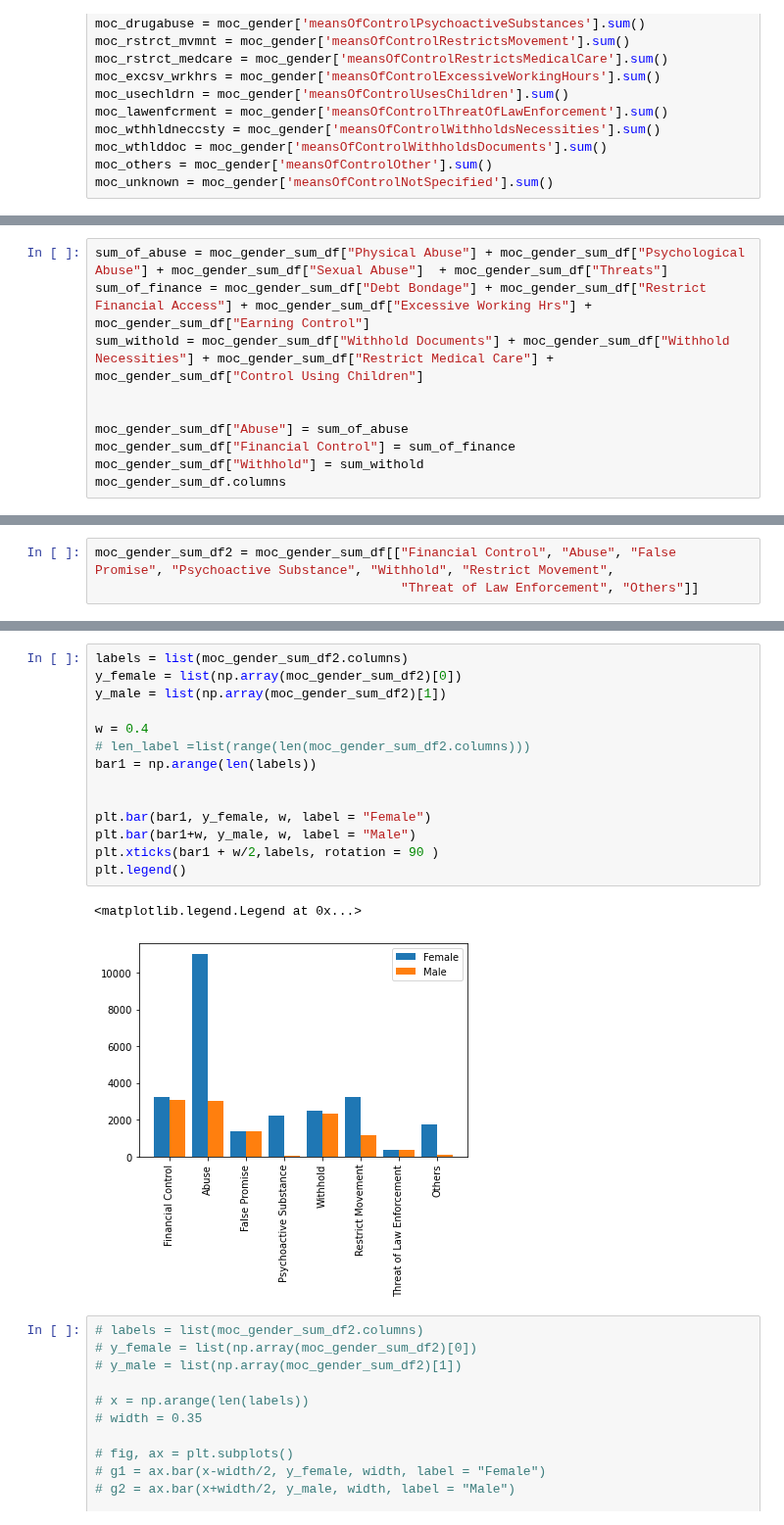
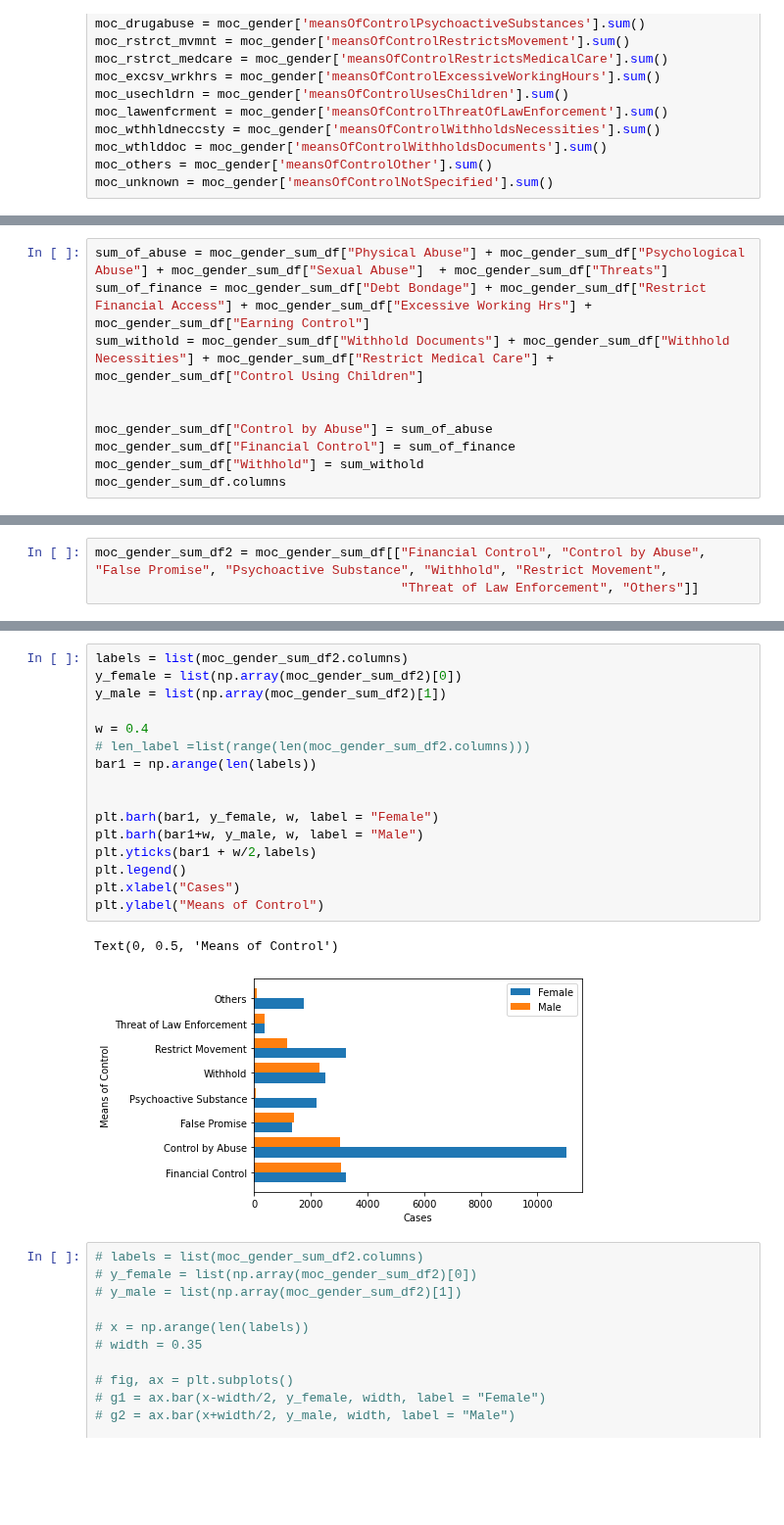
Before and after one commit to saronraut/Human-Trafficking-Awareness, a Jupyter notebook: saron_working_file/Saron-trafficking.ipynb, the cells around one changed output, grey strips where cells are left out. Shown at 98% size. Saved outputs shown, nothing was run; the diff lists cells and outputs as text; blank space fills up the shorter version.

Commit message:
rearranged the graphs

```diff
--- a/saron_working_file/Saron-trafficking.ipynb
+++ b/saron_working_file/Saron-trafficking.ipynb
@@ -487,7 +506,7 @@ sum_of_finance = moc_gender_sum_df["Debt Bondage"] + moc_gender_sum_df["Restrict
 sum_withold = moc_gender_sum_df["Withhold Documents"] + moc_gender_sum_df["Withhold Necessities"] + moc_gender_sum_df["Restrict Medical Care"] + moc_gender_sum_df["Control Using Children"]
 
 
-moc_gender_sum_df["Abuse"] = sum_of_abuse
+moc_gender_sum_df["Control by Abuse"] = sum_of_abuse
 moc_gender_sum_df["Financial Control"] = sum_of_finance
 moc_gender_sum_df["Withhold"] = sum_withold
 moc_gender_sum_df.columns
@@ -502,6 +521,6 @@ Index(['Debt Bondage', 'Earning Control', 'Restrict Financial Access',
       dtype='object')
 # %%
-moc_gender_sum_df2 = moc_gender_sum_df[["Financial Control", "Abuse", "False Promise", "Psychoactive Substance", "Withhold", "Restrict Movement",
+moc_gender_sum_df2 = moc_gender_sum_df[["Financial Control", "Control by Abuse", "False Promise", "Psychoactive Substance", "Withhold", "Restrict Movement",
                                         "Threat of Law Enforcement", "Others"]]
 # %%
 moc_gender_sum_df2
@@ -513,20 +532,22 @@ moc_gender_sum_df2
 # %%
 labels = list(moc_gender_sum_df2.columns)
 y_female = list(np.array(moc_gender_sum_df2)[0])
 y_male = list(np.array(moc_gender_sum_df2)[1])
 
 w = 0.4
 # len_label =list(range(len(moc_gender_sum_df2.columns)))
 bar1 = np.arange(len(labels))
 
 
-plt.bar(bar1, y_female, w, label = "Female")
-plt.bar(bar1+w, y_male, w, label = "Male")
-plt.xticks(bar1 + w/2,labels, rotation = 90 )
+plt.barh(bar1, y_female, w, label = "Female")
+plt.barh(bar1+w, y_male, w, label = "Male")
+plt.yticks(bar1 + w/2,labels)
 plt.legend()
+plt.xlabel("Cases")
+plt.ylabel("Means of Control")
 # %% [output]
-<matplotlib.legend.Legend at 0x...>
+Text(0, 0.5, 'Means of Control')
-[figure, old version]
+[figure, new version]
 # %%
 # labels = list(moc_gender_sum_df2.columns)
 # y_female = list(np.array(moc_gender_sum_df2)[0])
```
Also changed, not shown: parts of 3 cells of this notebook.
